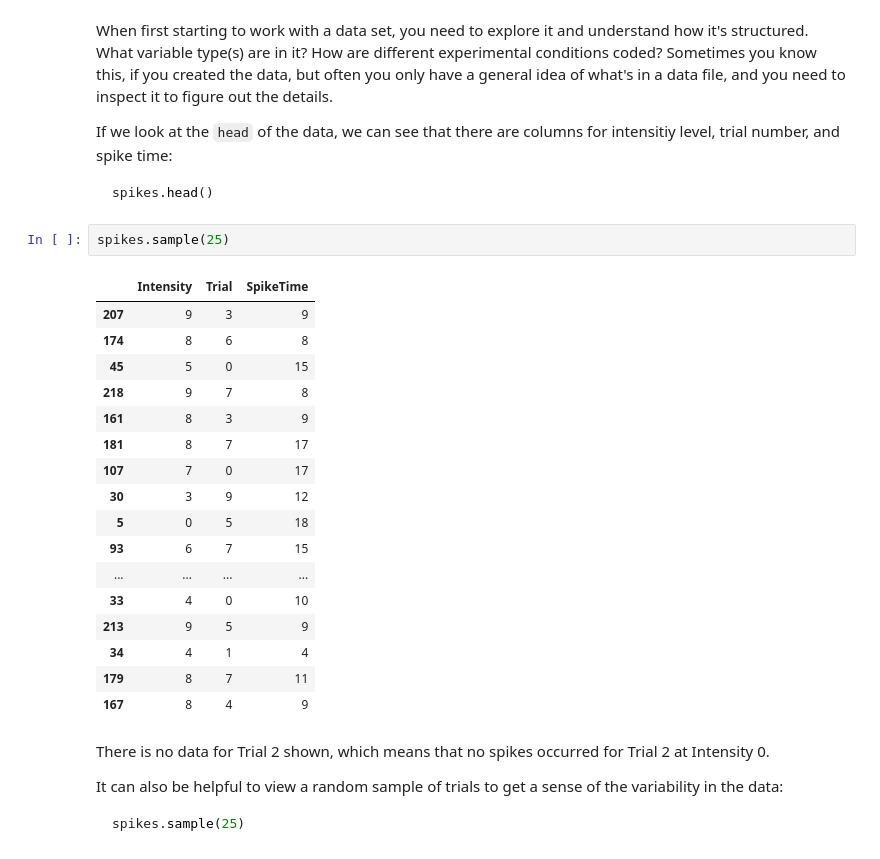
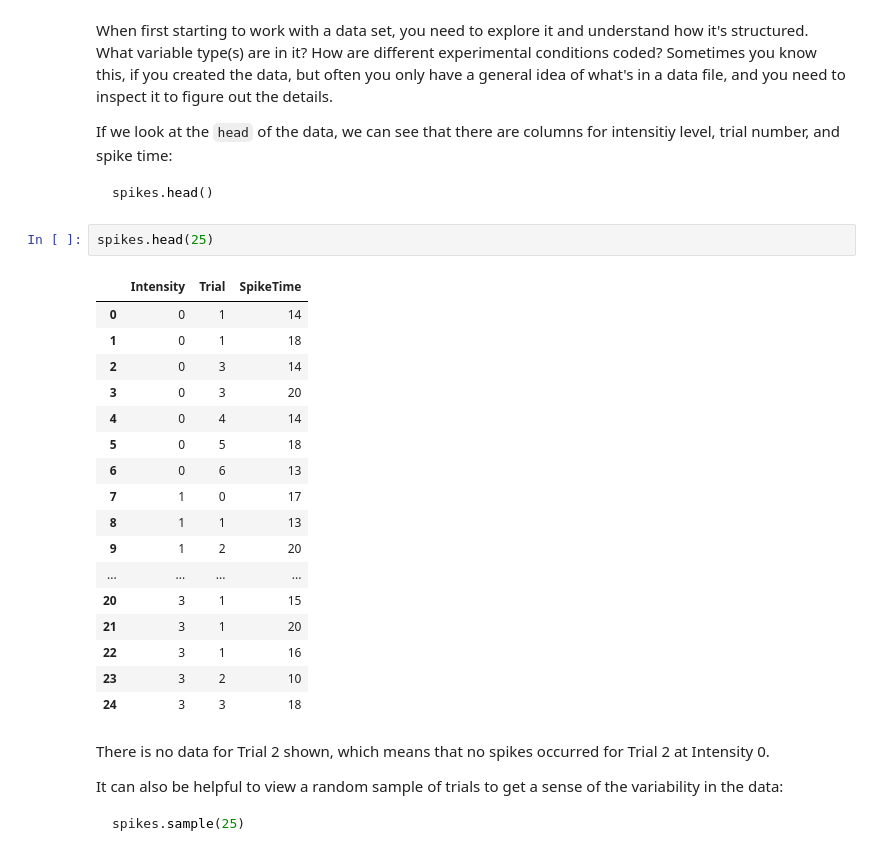
Before and after one commit to stochastic-bean/Wrangling-Spike-Trains, a Jupyter notebook: 2 - ten_intensities.ipynb, the cells around one changed output. Drawn from its saved outputs; the diff is of its cells as text.

```diff
--- a/2 - ten_intensities.ipynb
+++ b/2 - ten_intensities.ipynb
@@ -64,25 +64,25 @@ If we look at the `head` of the data, we can see that there are columns for inte
 spikes.head()
 ~~~
 # %%
-spikes.sample(25)
+spikes.head(25)
 # %% [output]
 |  | Intensity | Trial | SpikeTime |
-| 207 | 9 | 3 | 9 |
-| 174 | 8 | 6 | 8 |
-| 45 | 5 | 0 | 15 |
-| 218 | 9 | 7 | 8 |
-| 161 | 8 | 3 | 9 |
-| 181 | 8 | 7 | 17 |
-| 107 | 7 | 0 | 17 |
-| 30 | 3 | 9 | 12 |
+| 0 | 0 | 1 | 14 |
+| 1 | 0 | 1 | 18 |
+| 2 | 0 | 3 | 14 |
+| 3 | 0 | 3 | 20 |
+| 4 | 0 | 4 | 14 |
 | 5 | 0 | 5 | 18 |
-| 93 | 6 | 7 | 15 |
+| 6 | 0 | 6 | 13 |
+| 7 | 1 | 0 | 17 |
+| 8 | 1 | 1 | 13 |
+| 9 | 1 | 2 | 20 |
 | ... | ... | ... | ... |
-| 33 | 4 | 0 | 10 |
-| 213 | 9 | 5 | 9 |
-| 34 | 4 | 1 | 4 |
-| 179 | 8 | 7 | 11 |
-| 167 | 8 | 4 | 9 |
+| 20 | 3 | 1 | 15 |
+| 21 | 3 | 1 | 20 |
+| 22 | 3 | 1 | 16 |
+| 23 | 3 | 2 | 10 |
+| 24 | 3 | 3 | 18 |
 # %% [markdown]
 There is no data for Trial 2 shown, which means that no spikes occurred for Trial 2 at Intensity 0.
 
```
Also changed, not shown: parts of 8 cells of this notebook.
